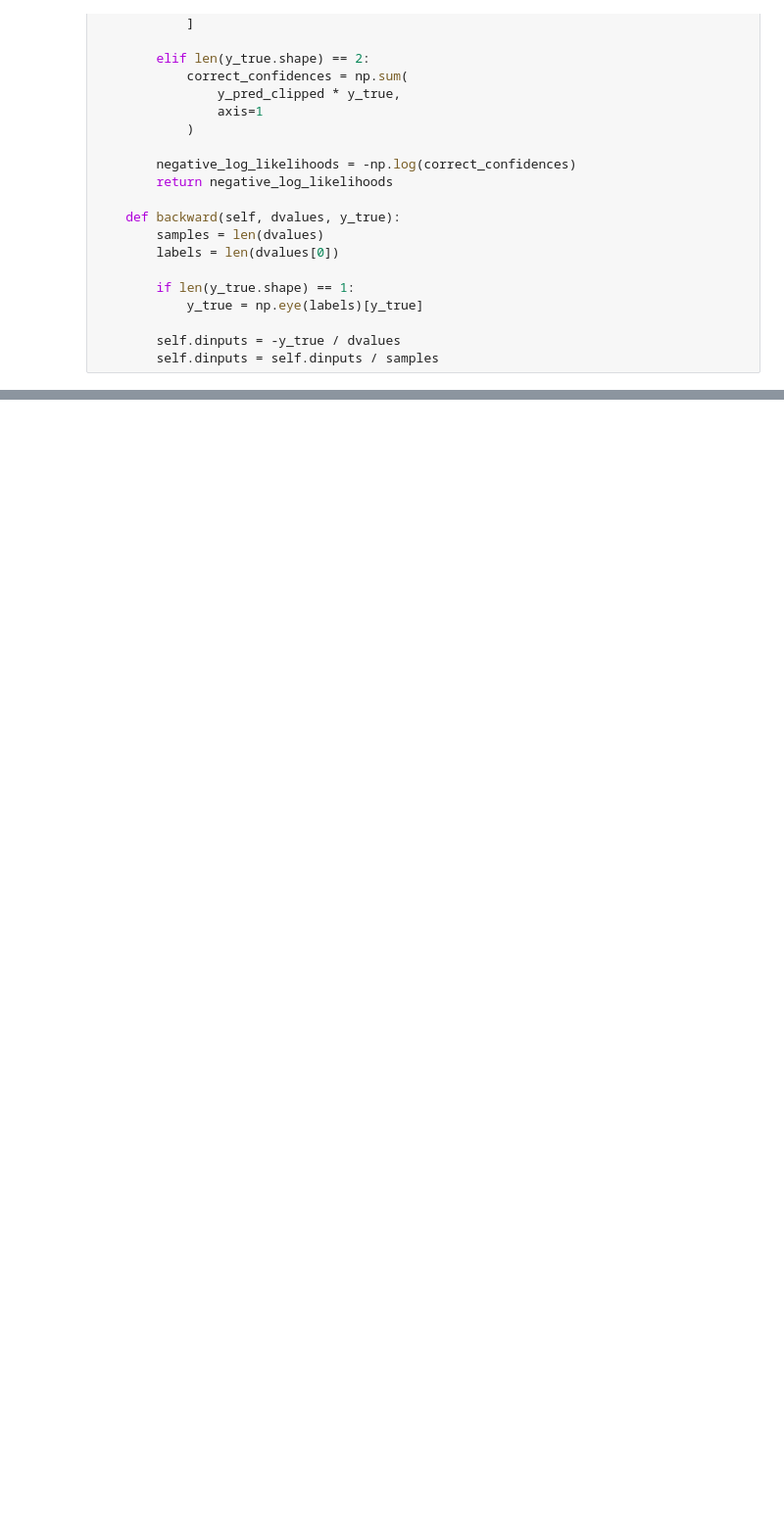
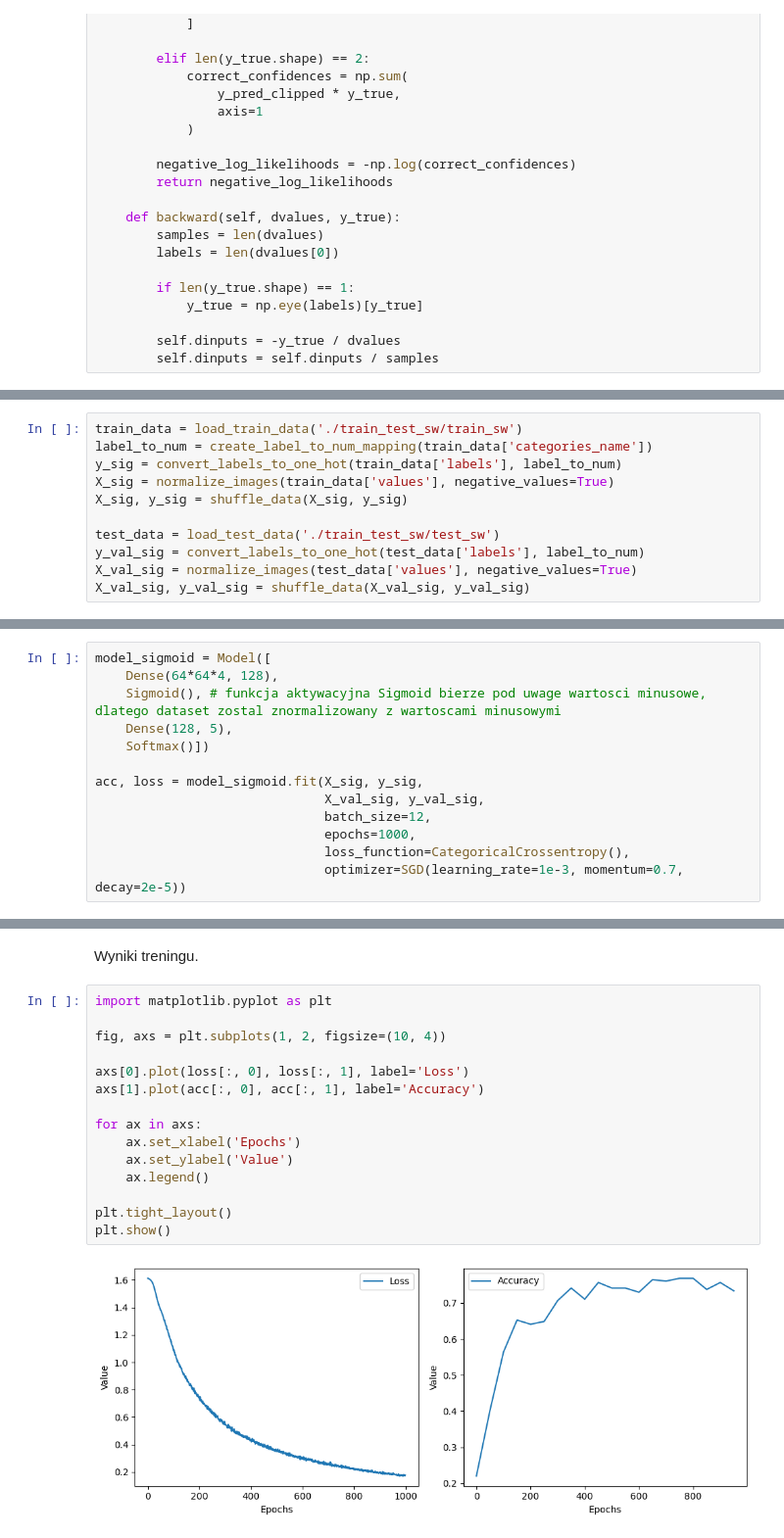
Before and after one commit to bjpietrzak/deep_learning, a Jupyter notebook: siec_mlp.ipynb, the cells around one changed output, grey strips where cells are left out. Shown: that part at 98% size. Drawn from its saved outputs; the diff is of its cells as text; blank space fills up the shorter version.

```diff
--- a/siec_mlp.ipynb
+++ b/siec_mlp.ipynb
@@ -394,0 +303,11 @@ relu_loss_acc
+# %%
+train_data = load_train_data('./train_test_sw/train_sw')
+label_to_num = create_label_to_num_mapping(train_data['categories_name'])
+y_sig = convert_labels_to_one_hot(train_data['labels'], label_to_num)
+X_sig = normalize_images(train_data['values'], negative_values=True)
+X_sig, y_sig = shuffle_data(X_sig, y_sig)
+
+test_data = load_test_data('./train_test_sw/test_sw')
+y_val_sig = convert_labels_to_one_hot(test_data['labels'], label_to_num)
+X_val_sig = normalize_images(test_data['values'], negative_values=True)
+X_val_sig, y_val_sig = shuffle_data(X_val_sig, y_val_sig)
@@ -394,0 +316,13 @@ relu_loss_acc
+# %%
+model_sigmoid = Model([
+    Dense(64*64*4, 128),
+    Sigmoid(), # funkcja aktywacyjna Sigmoid bierze pod uwage wartosci minusowe, dlatego dataset zostal znormalizowany z wartoscami minusowymi
+    Dense(128, 5),
+    Softmax()])
+
+acc, loss = model_sigmoid.fit(X_sig, y_sig,
+                              X_val_sig, y_val_sig,
+                              batch_size=12,
+                              epochs=1000,
+                              loss_function=CategoricalCrossentropy(),
+                              optimizer=SGD(learning_rate=1e-3, momentum=0.7, decay=2e-5))
@@ -394,0 +350,19 @@ relu_loss_acc
+# %% [markdown]
+Wyniki treningu.
+# %%
+import matplotlib.pyplot as plt
+
+fig, axs = plt.subplots(1, 2, figsize=(10, 4))
+
+axs[0].plot(loss[:, 0], loss[:, 1], label='Loss')
+axs[1].plot(acc[:, 0], acc[:, 1], label='Accuracy')
+
+for ax in axs:
+    ax.set_xlabel('Epochs')
+    ax.set_ylabel('Value')
+    ax.legend()
+
+plt.tight_layout()
+plt.show()
+# %% [output]
+[figure, added]
```
Also changed, not shown: parts of 49 cells of this notebook.
